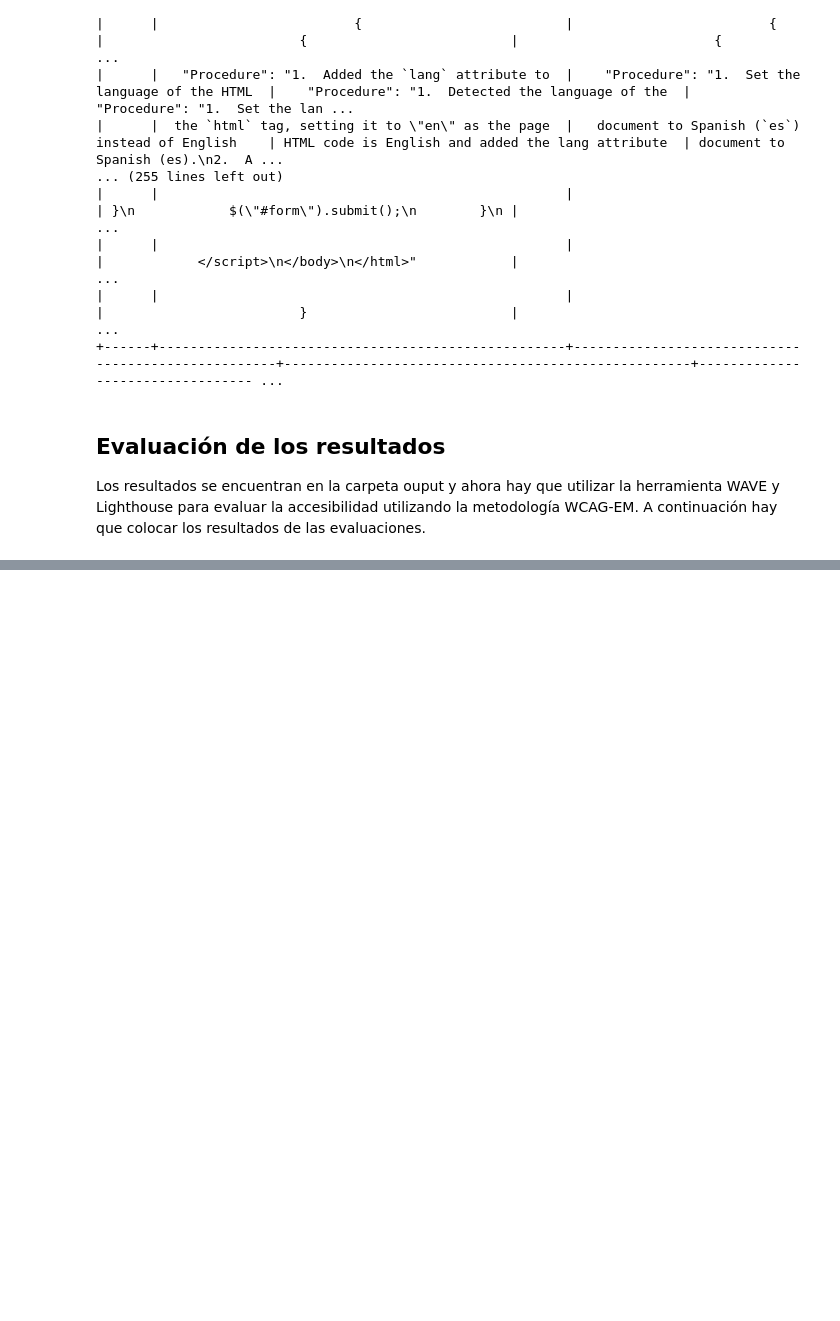
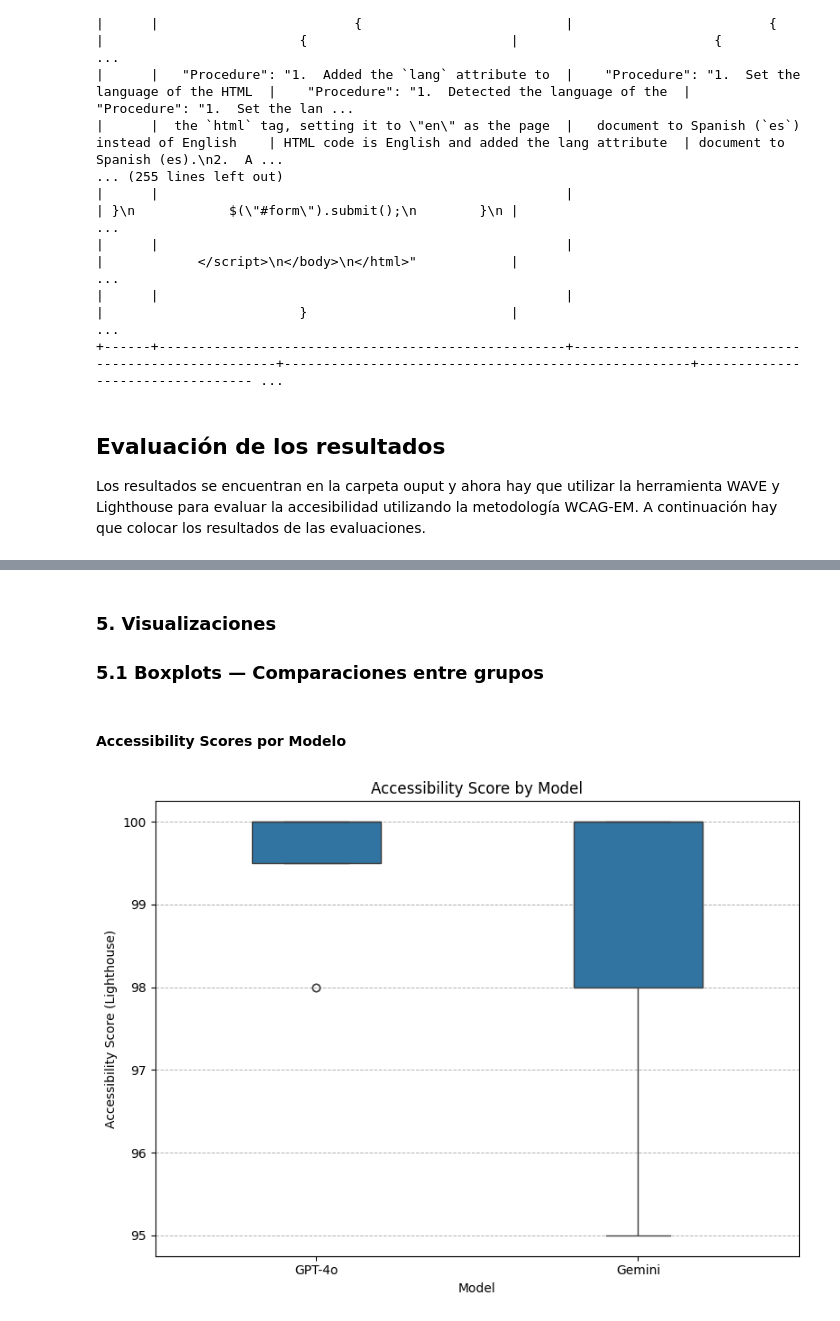
Before and after one commit to gverafei/webaccessibility-llm-prompting, a Jupyter notebook: scraping.ipynb, the cells around one changed output, grey strips where cells are left out. Cells and saved outputs as stored; diff of their text form; code cells hidden in the pictures; blank space fills up the shorter version.

```diff
--- a/scraping.ipynb
+++ b/scraping.ipynb
@@ -955,0 +833,16 @@ A continuación se analizan los resultados de la intervención de la IA para la
+# %%
+import pandas as pd
+import scipy.stats as stats
+import matplotlib.pyplot as plt
+import seaborn as sns
+
+# Asegúrate de tener cargado tu DataFrame df
+# con las columnas nuevas actualizadas
+
+# Añadimos la columna TotalTokens
+df['TotalTokens'] = df['PromptTokens'] + df['CompletionTokens']
+
+# 1. Descriptive statistics
+print("Descriptive Statistics:\n")
+print(df[['AccessibilityScore', 'WAVEErrors', 'WAVEContrastErrors', 'WAVEAlerts', 'WAVEFeatures',
+          'PromptTokens', 'CompletionTokens', 'TotalTokens', 'TotalCost']].describe())
@@ -955,0 +951,17 @@ A continuación se analizan los resultados de la intervención de la IA para la
+# %% [markdown]
+### 5. Visualizaciones
+### 5.1 Boxplots — Comparaciones entre grupos
+# %% [markdown]
+#### Accessibility Scores por Modelo
+# %%
+plt.figure(figsize=(8,6))
+sns.boxplot(x='Model', y='AccessibilityScore', data=df, width=0.4)
+plt.title('Accessibility Score by Model')
+plt.ylabel('Accessibility Score (Lighthouse)')
+plt.xlabel('Model')
+plt.grid(axis='y', linestyle='--', linewidth=0.7)
+plt.tight_layout()
+plt.savefig('figures/boxplot_accessibility_model.jpg', dpi=300)
+plt.show()
+# %% [output]
+[figure, added]
```
Also changed, not shown: parts of 41 cells of this notebook, 11 other files.
